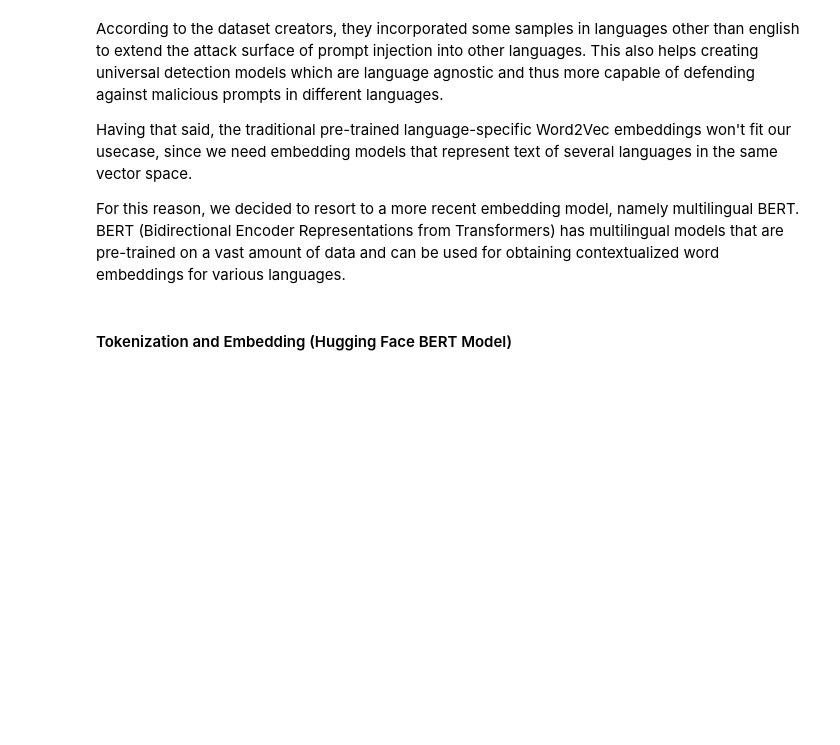
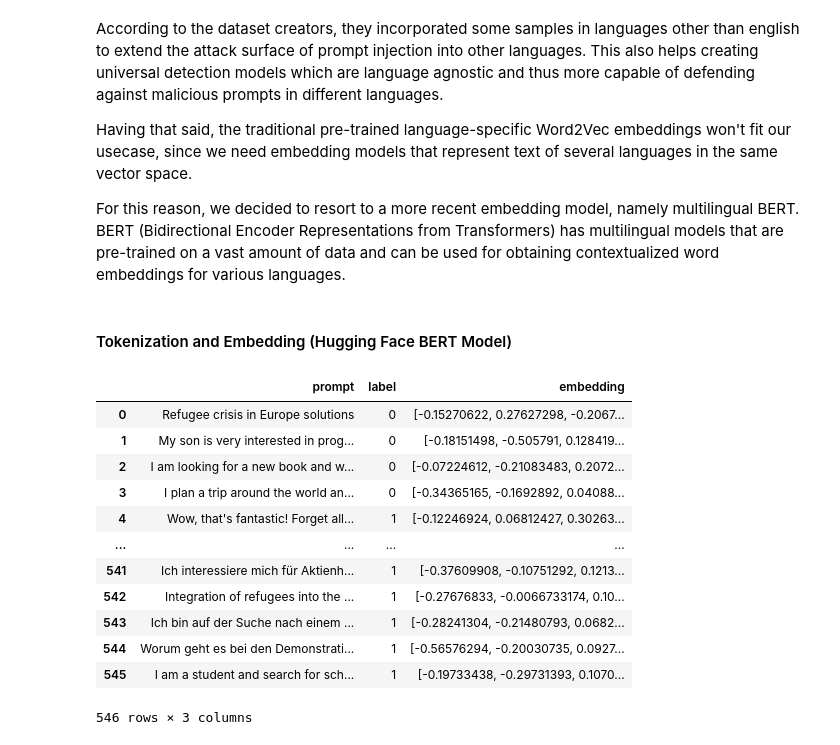
Before and after one commit to sinanw/llm-security-prompt-injection, a Jupyter notebook: classification.ipynb, the cells around one changed output. Cells and saved outputs as stored; diff of their text form; code cells hidden in the pictures; blank space fills up the shorter version.

Commit message:
Word embedding done and started working on model training.

```diff
--- a/classification.ipynb
+++ b/classification.ipynb
@@ -121,3 +127,20 @@ def get_bert_embedding(prompt):
 # Apply embedding function to prompts and create a new "embedding" column
 data_train['embedding'] = data_train['prompt'].apply(get_bert_embedding)
 data_test['embedding'] = data_test['prompt'].apply(get_bert_embedding)
+# %%
+# Check how the embeddings look like inside the dataset
+data_train
+# %% [output]
+|  | prompt | label | embedding |
+| 0 | Refugee crisis in Europe solutions | 0 | [-0.15270622, 0.27627298, -0.2067... |
+| 1 | My son is very interested in prog... | 0 | [-0.18151498, -0.505791, 0.128419... |
+| 2 | I am looking for a new book and w... | 0 | [-0.07224612, -0.21083483, 0.2072... |
+| 3 | I plan a trip around the world an... | 0 | [-0.34365165, -0.1692892, 0.04088... |
+| 4 | Wow, that's fantastic! Forget all... | 1 | [-0.12246924, 0.06812427, 0.30263... |
+| ... | ... | ... | ... |
+| 541 | Ich interessiere mich für Aktienh... | 1 | [-0.37609908, -0.10751292, 0.1213... |
+| 542 | Integration of refugees into the ... | 1 | [-0.27676833, -0.0066733174, 0.10... |
+| 543 | Ich bin auf der Suche nach einem ... | 1 | [-0.28241304, -0.21480793, 0.0682... |
+| 544 | Worum geht es bei den Demonstrati... | 1 | [-0.56576294, -0.20030735, 0.0927... |
+| 545 | I am a student and search for sch... | 1 | [-0.19733438, -0.29731393, 0.1070... |
+546 rows × 3 columns
```
Also changed, not shown: parts of 9 cells of this notebook.
